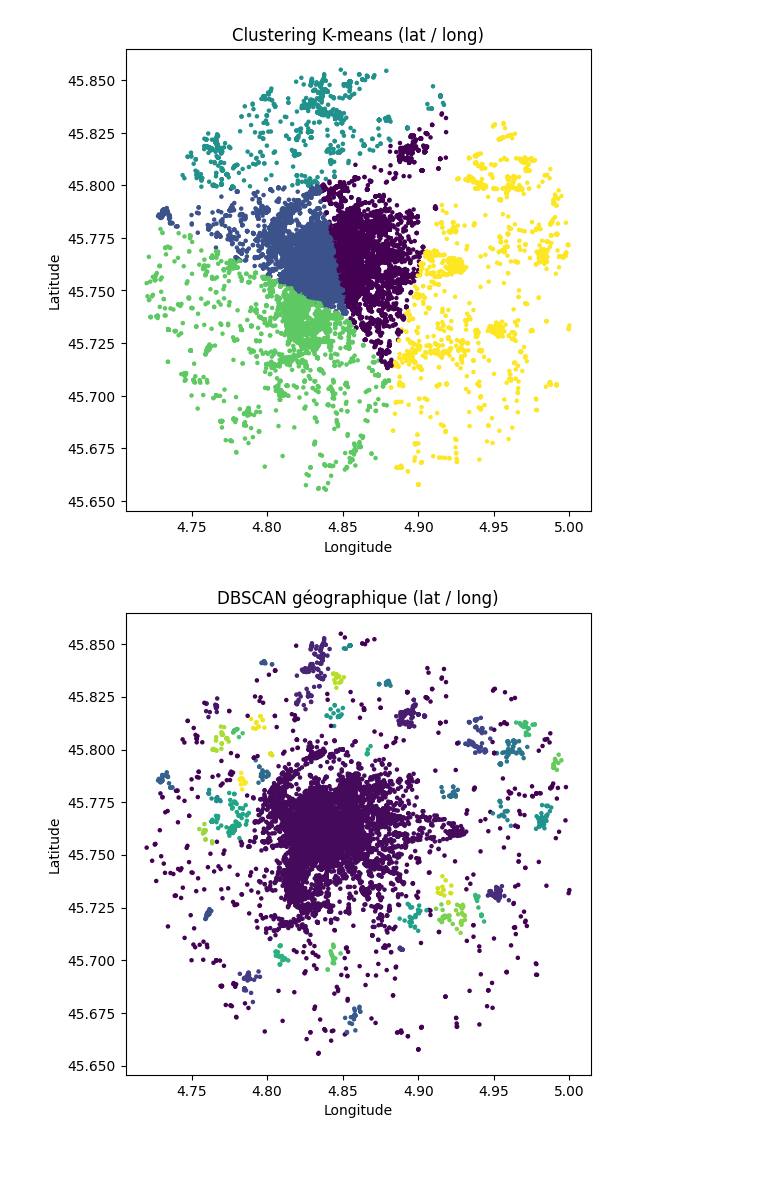
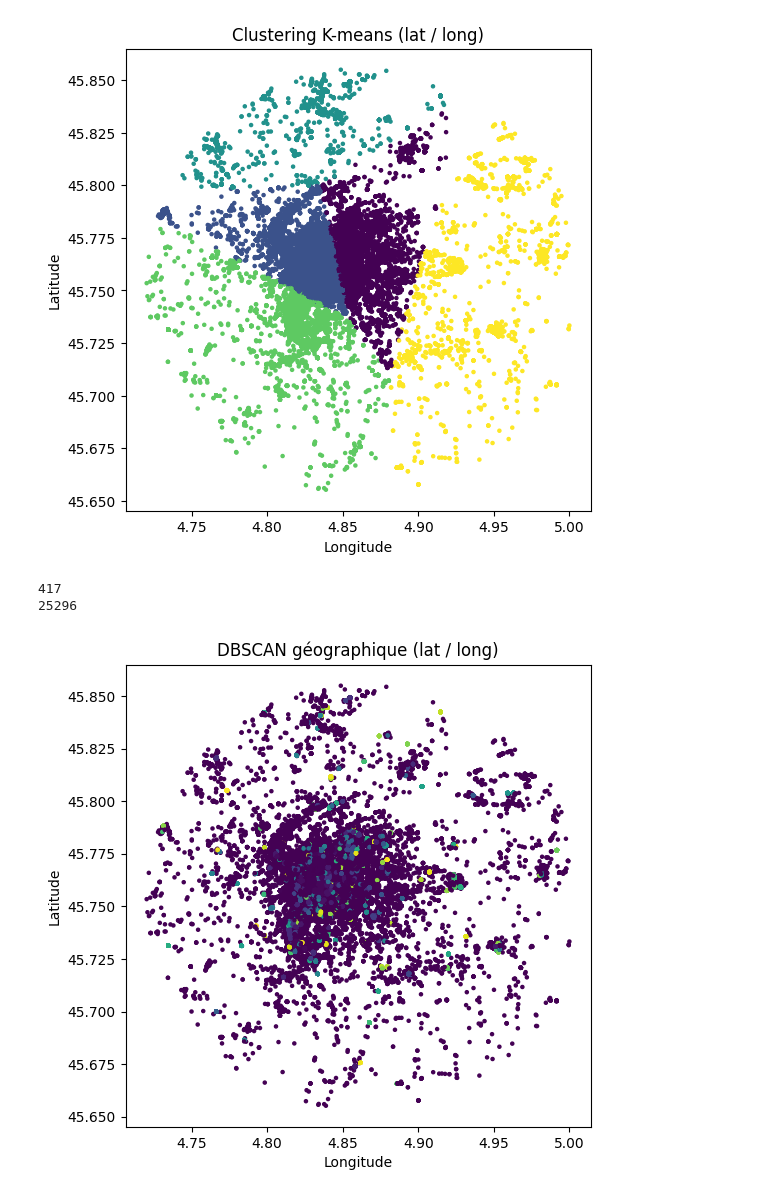
Before and after one commit to Ibra2477/FD_project, a Jupyter notebook: notebook/TP.ipynb, the cells around one changed output. Drawn from its saved outputs; the diff is of its cells as text; code cells hidden in the pictures; blank space fills up the shorter version.

```diff
--- a/notebook/TP.ipynb
+++ b/notebook/TP.ipynb
@@ -484,32 +485,40 @@ plt.show()
 # %%
 # Sélection des coordonnées
 X = data_cleaned[["lat", "long"]]
 
 from sklearn.cluster import DBSCAN
 
 dbscan = DBSCAN(
-    eps=0.005,      # 500 mètres
-    min_samples=10,
+    eps=0.00025,      # 500 mètres
+    min_samples=20,
 )
 
 labels = dbscan.fit_predict(X)
 
 # Ajouter les clusters au DataFrame
 data_cleaned["cluster"] = labels
+
+nclusters = len(set(labels))-(1 if -1 in labels else 0)
+n_noise = list(labels).count(-1)
+
+print(nclusters)
+print(n_noise)
 
 
 import matplotlib.pyplot as plt
 
 plt.figure(figsize=(6,6))
 plt.scatter(
     data_cleaned["long"],
     data_cleaned["lat"],
     c=data_cleaned["cluster"],
     s=5
 )
 plt.xlabel("Longitude")
 plt.ylabel("Latitude")
 plt.title("DBSCAN géographique (lat / long)")
 plt.show()
 # %% [output]
+417
+25296
-[figure, old version]
+[figure, new version]
```
Also changed, not shown: parts of 6 cells of this notebook.
